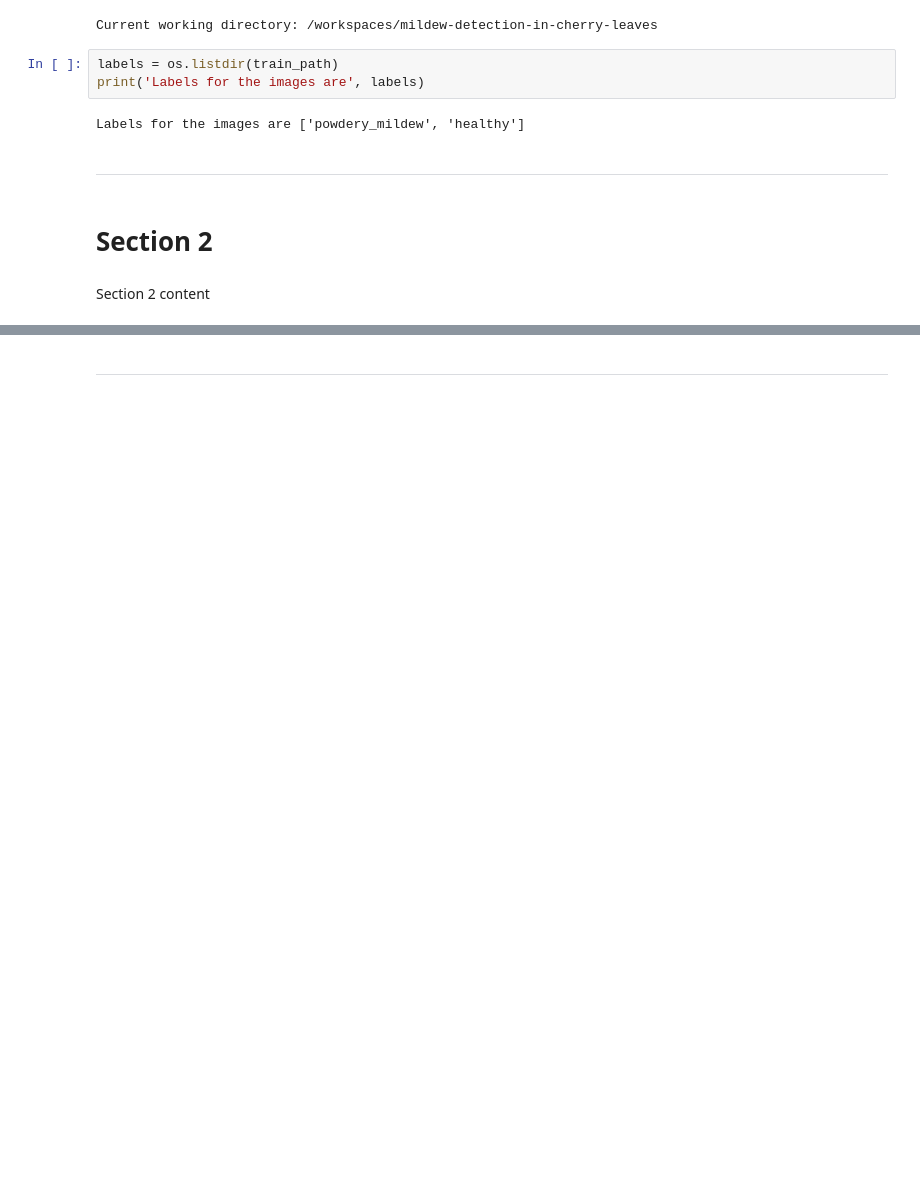
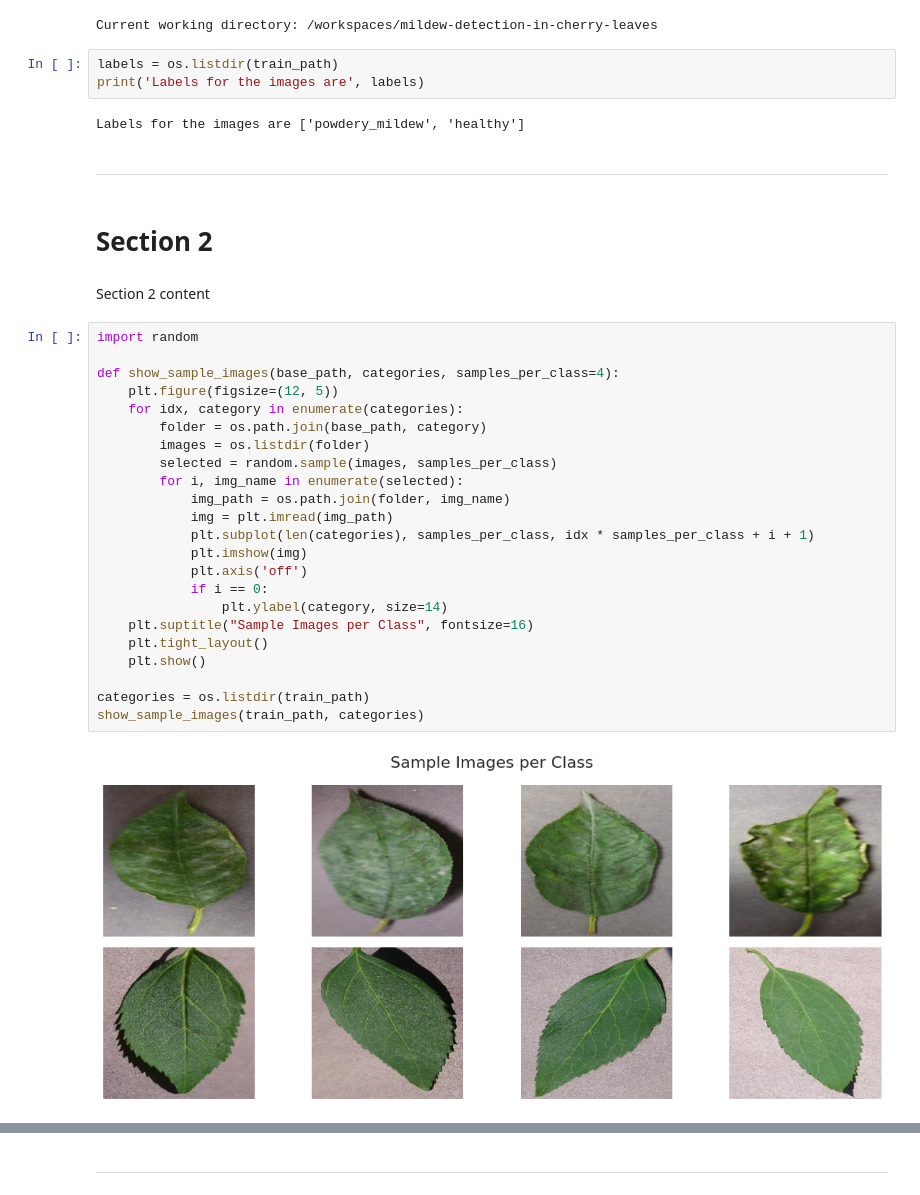
Before and after one commit to YDub12/mildew-detection-in-cherry-leaves, a Jupyter notebook: jupyter_notebooks/Notebook_Template copy.ipynb, the cells around one changed output, grey strips where cells are left out. Drawn from its saved outputs; the diff is of its cells as text; blank space fills up the shorter version.

Commit message:
add data visualisation

```diff
--- a/jupyter_notebooks/Notebook_Template copy.ipynb
+++ b/jupyter_notebooks/Notebook_Template copy.ipynb
@@ -94,3 +94,28 @@ Labels for the images are ['powdery_mildew', 'healthy']
 # Section 2
 # %% [markdown]
 Section 2 content
+# %%
+import random
+
+def show_sample_images(base_path, categories, samples_per_class=4):
+    plt.figure(figsize=(12, 5))
+    for idx, category in enumerate(categories):
+        folder = os.path.join(base_path, category)
+        images = os.listdir(folder)
+        selected = random.sample(images, samples_per_class)
+        for i, img_name in enumerate(selected):
+            img_path = os.path.join(folder, img_name)
+            img = plt.imread(img_path)
+            plt.subplot(len(categories), samples_per_class, idx * samples_per_class + i + 1)
+            plt.imshow(img)
+            plt.axis('off')
+            if i == 0:
+                plt.ylabel(category, size=14)
+    plt.suptitle("Sample Images per Class", fontsize=16)
+    plt.tight_layout()
+    plt.show()
+
+categories = os.listdir(train_path)
+show_sample_images(train_path, categories)
+# %% [output]
+[figure, added]
```
Also changed, not shown: parts of 10 cells of this notebook, 3 other files.
